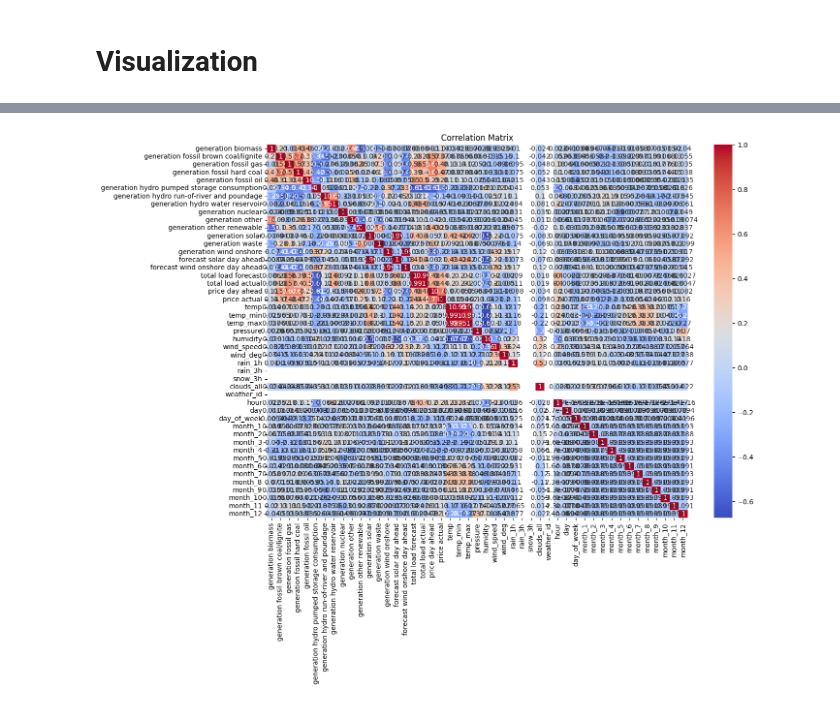
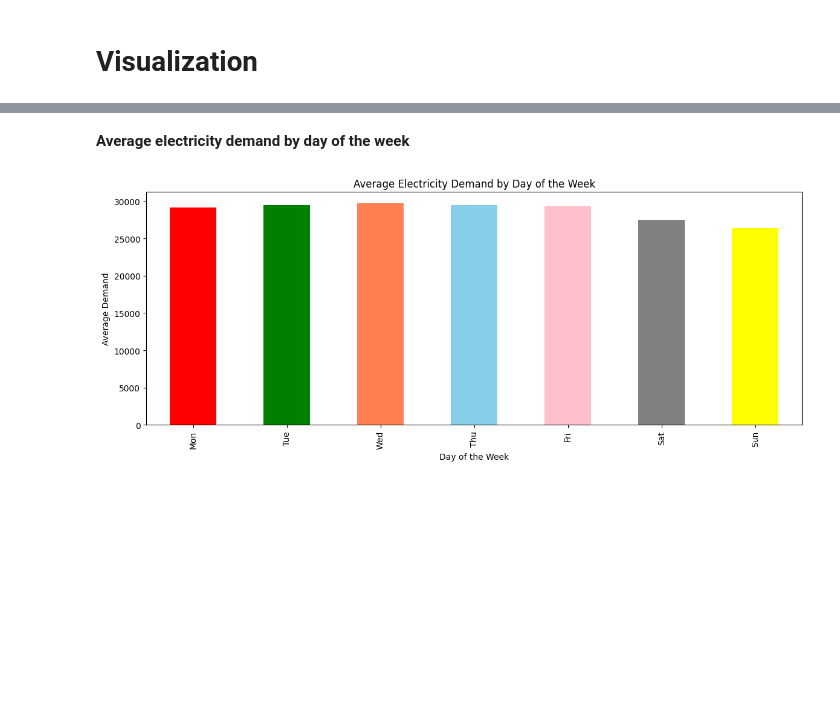
Before and after one commit to BrightonAnthony/Electricity-Demand-and-Price-Forecasting, a Jupyter notebook: Brighton/Electricity_Demand_Forecasting.ipynb, the cells around one changed output, grey strips where cells are left out. Saved outputs shown, nothing was run; the diff lists cells and outputs as text; code cells hidden in the pictures; blank space fills up the shorter version.

```diff
--- a/Brighton/Electricity_Demand_Forecasting.ipynb
+++ b/Brighton/Electricity_Demand_Forecasting.ipynb
@@ -281 +335,6 @@ merged_df.drop(columns=['month'], inplace=True)
+# %%
+# Peak hours are from 7 AM to 10 PM (7 to 20) and non-peak hours are the remaining hours.
+# Define peak and non-peak hours
+merged_df['peak_hour'] = merged_df['hour'].apply(lambda x: 1 if 7 <= x <= 20 else 0)
+merged_df['non_peak_hour'] = merged_df['hour'].apply(lambda x: 1 if x < 7 or x > 20 else 0)
 # %% [markdown]
@@ -287,0 +351,2 @@ merged_df.to_excel(output_path, index=False)
+# %%
+merged_df['time'] = pd.to_datetime(merged_df['time'], utc=True)
@@ -367,14 +385,18 @@ plt.show()
-# %%
-# Drop the original datetime column before calculating the correlation matrix
-merged_df_numeric = merged_df.select_dtypes(include=[np.number])
-
-# Correlation matrix
-corr_matrix = merged_df_numeric.corr()
-
-# Heatmap of the correlation matrix
-plt.figure(figsize=(14, 10))
-sns.heatmap(corr_matrix, annot=True, cmap='coolwarm')
-plt.title('Correlation Matrix')
-plt.show()
-# %% [output]
-[figure, removed]
+# %% [markdown]
+**Average electricity demand by day of the week**
+# %%
+# Group by day of week and calculate the mean demand
+dayofweek_demand = merged_df.groupby(merged_df['time'].dt.dayofweek)['total load actual'].mean()
+
+# Define a list of colors for each day of week
+colors = ['red', 'green', 'coral', 'skyblue', 'pink', 'gray', 'yellow']
+
+plt.figure(figsize=(14, 5))
+dayofweek_demand.plot(kind='bar', color=colors)
+plt.title('Average Electricity Demand by Day of the Week')
+plt.xlabel('Day of the Week')
+plt.ylabel('Average Demand')
+plt.xticks(ticks=range(7), labels=['Mon', 'Tue', 'Wed', 'Thu', 'Fri', 'Sat', 'Sun'])
+plt.show()
+# %% [output]
+[figure, added]
```
Also changed, not shown: parts of 90 cells of this notebook, 1 other file.
